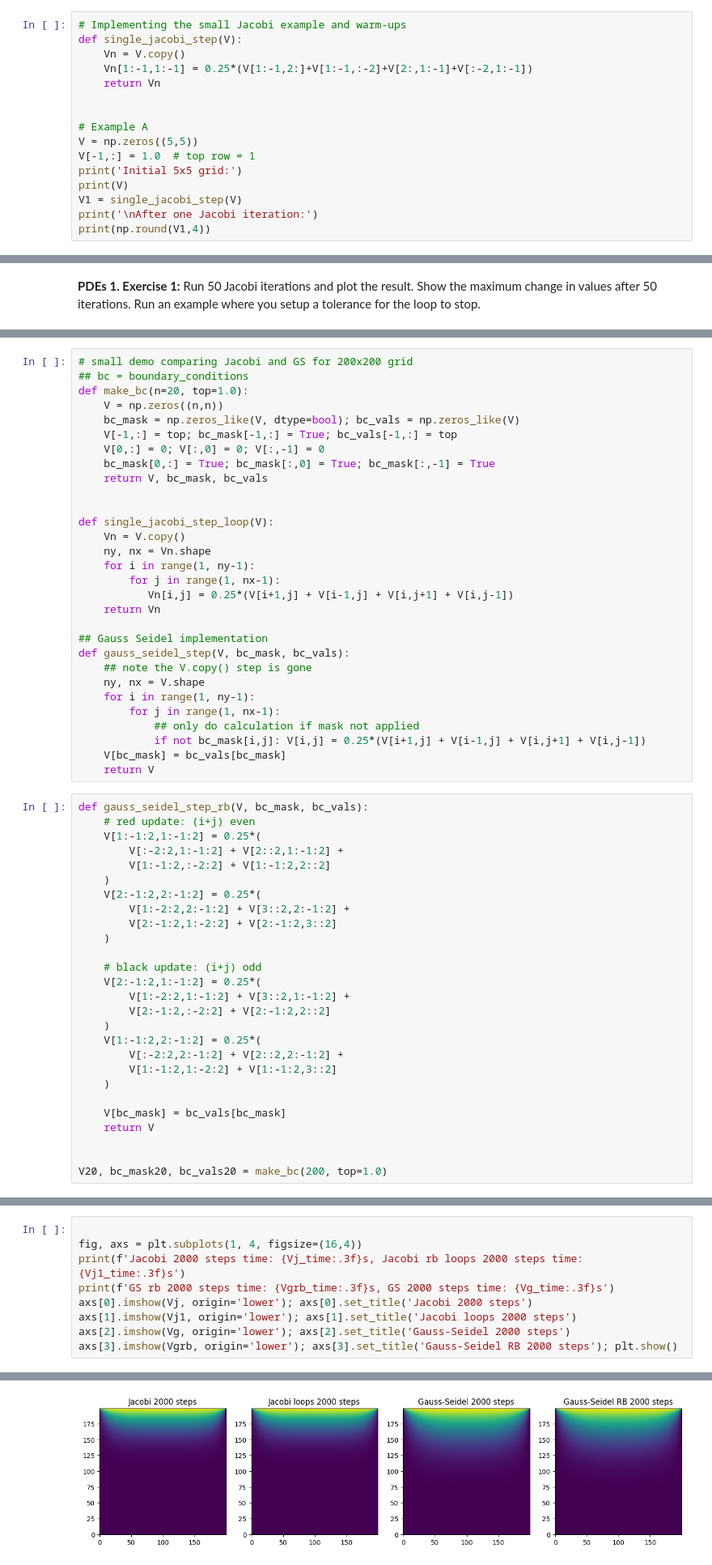
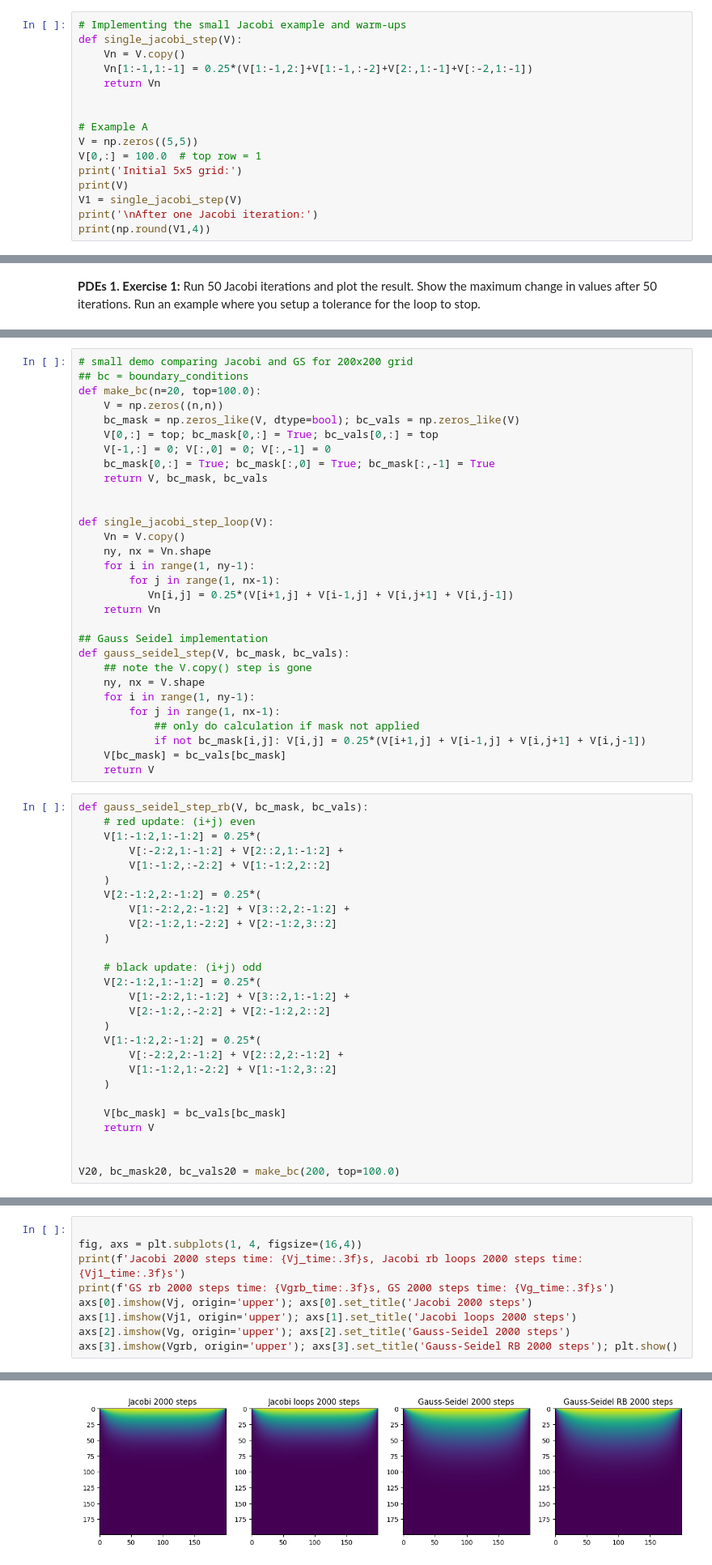
Before and after one commit to xabiercidvidal/USC-FCA, a Jupyter notebook: PDEs_notebook.ipynb, the cells around one changed output, grey strips where cells are left out. Shown at 81% size. Drawn from its saved outputs; the diff is of its cells as text.

```diff
--- a/PDEs_notebook.ipynb
+++ b/PDEs_notebook.ipynb
@@ -128,7 +128,7 @@ def single_jacobi_step(V):
 
 # Example A
 V = np.zeros((5,5))
-V[-1,:] = 1.0  # top row = 1
+V[0,:] = 100.0  # top row = 1
 print('Initial 5x5 grid:')
 print(V)
 V1 = single_jacobi_step(V)
@@ -156,11 +156,11 @@ Gauss–Seidel uses the newest updated values immediately; this often halves the
 # %%
 # small demo comparing Jacobi and GS for 200x200 grid
 ## bc = boundary_conditions
-def make_bc(n=20, top=1.0):
+def make_bc(n=20, top=100.0):
     V = np.zeros((n,n))
     bc_mask = np.zeros_like(V, dtype=bool); bc_vals = np.zeros_like(V)
-    V[-1,:] = top; bc_mask[-1,:] = True; bc_vals[-1,:] = top
-    V[0,:] = 0; V[:,0] = 0; V[:,-1] = 0
+    V[0,:] = top; bc_mask[0,:] = True; bc_vals[0,:] = top
+    V[-1,:] = 0; V[:,0] = 0; V[:,-1] = 0
     bc_mask[0,:] = True; bc_mask[:,0] = True; bc_mask[:,-1] = True
     return V, bc_mask, bc_vals
 
@@ -209,7 +209,7 @@ def gauss_seidel_step_rb(V, bc_mask, bc_vals):
     return V
 
 
-V20, bc_mask20, bc_vals20 = make_bc(200, top=1.0)
+V20, bc_mask20, bc_vals20 = make_bc(200, top=100.0)
 # %%
 # Run Jacobi
 Vj = V20.copy(); t0 = time.time()
@@ -239,8 +239,8 @@ Vgrb_time = time.time()-t0
 fig, axs = plt.subplots(1, 4, figsize=(16,4))
 print(f'Jacobi 2000 steps time: {Vj_time:.3f}s, Jacobi rb loops 2000 steps time: {Vj1_time:.3f}s')
 print(f'GS rb 2000 steps time: {Vgrb_time:.3f}s, GS 2000 steps time: {Vg_time:.3f}s')
-axs[0].imshow(Vj, origin='lower'); axs[0].set_title('Jacobi 2000 steps')
-axs[1].imshow(Vj1, origin='lower'); axs[1].set_title('Jacobi loops 2000 steps')
-axs[2].imshow(Vg, origin='lower'); axs[2].set_title('Gauss-Seidel 2000 steps')
-axs[3].imshow(Vgrb, origin='lower'); axs[3].set_title('Gauss-Seidel RB 2000 steps'); plt.show()
+axs[0].imshow(Vj, origin='upper'); axs[0].set_title('Jacobi 2000 steps')
+axs[1].imshow(Vj1, origin='upper'); axs[1].set_title('Jacobi loops 2000 steps')
+axs[2].imshow(Vg, origin='upper'); axs[2].set_title('Gauss-Seidel 2000 steps')
+axs[3].imshow(Vgrb, origin='upper'); axs[3].set_title('Gauss-Seidel RB 2000 steps'); plt.show()
 # %% [output]
@@ -249,4 +249,4 @@ GS rb 2000 steps time: 0.348s, GS 2000 steps time: 34.286s
-[figure, old version]
+[figure, new version]
 # %% [markdown]
 **PDEs 1. Exercise 2:** Convergence \& Grid Refinement.
 We will perform a refinement study using Laplace's equation on the unit square with these boundary conditions:
```
Also changed, not shown: parts of 10 cells of this notebook, 1 other file.
